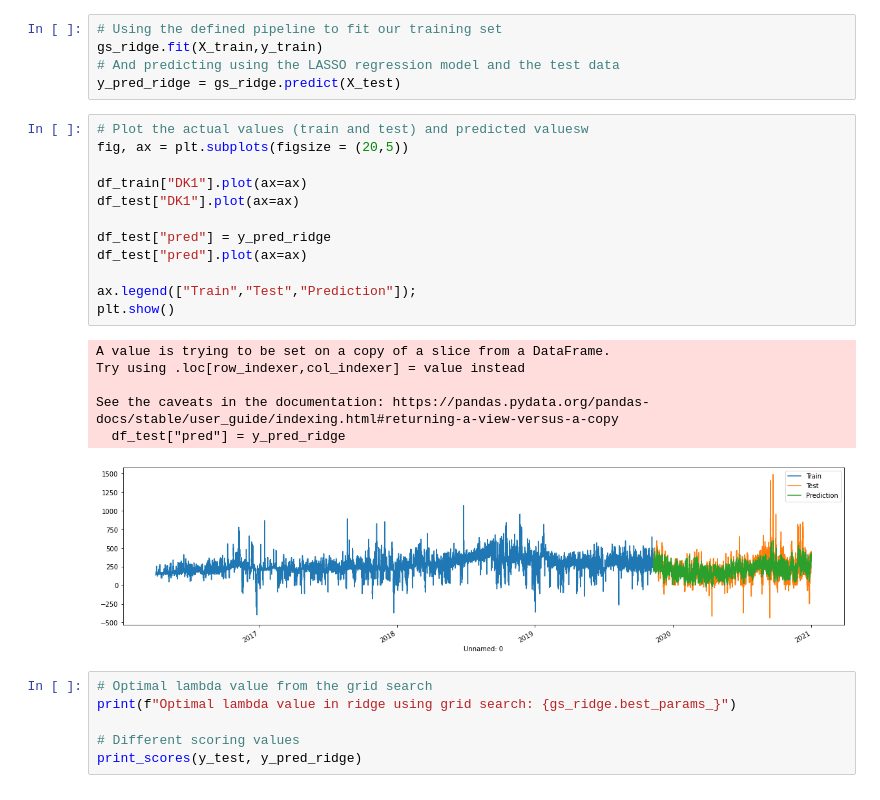
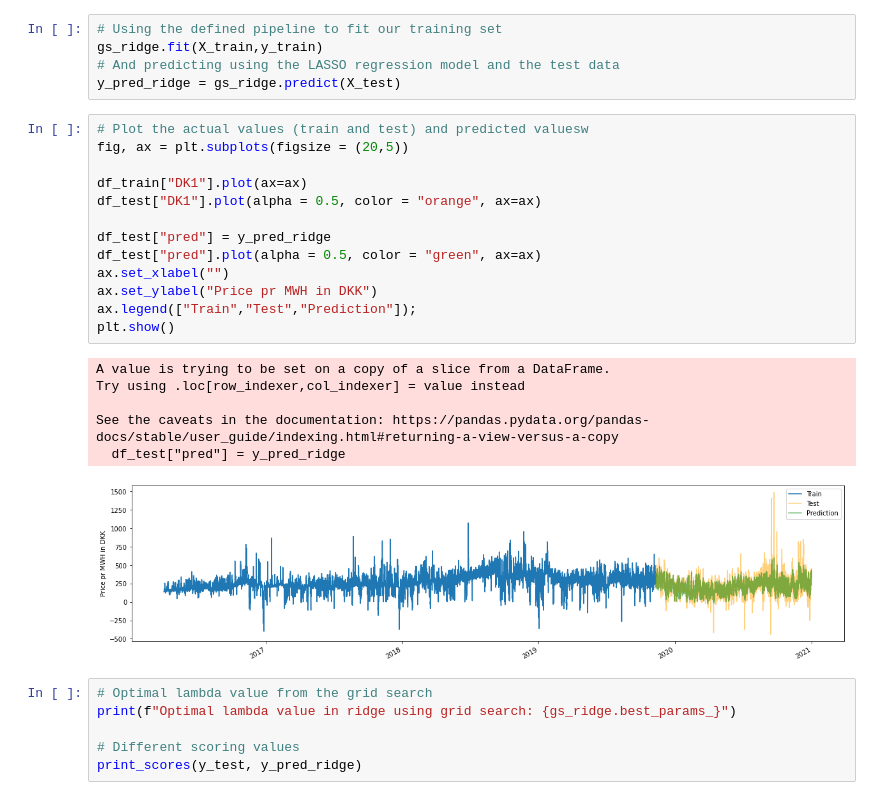
Before and after one commit to sjhpol/ISDS_arbejde, a Jupyter notebook: Exam/RIDGEreg.ipynb, the cells around one changed output. Drawn from its saved outputs; the diff is of its cells as text.

```diff
--- a/Exam/RIDGEreg.ipynb
+++ b/Exam/RIDGEreg.ipynb
@@ -110,22 +112,23 @@ y_pred_ridge = gs_ridge.predict(X_test)
 # %%
 # Plot the actual values (train and test) and predicted valuesw
 fig, ax = plt.subplots(figsize = (20,5))
 
 df_train["DK1"].plot(ax=ax)
-df_test["DK1"].plot(ax=ax)
+df_test["DK1"].plot(alpha = 0.5, color = "orange", ax=ax)
 
 df_test["pred"] = y_pred_ridge
-df_test["pred"].plot(ax=ax)
-
+df_test["pred"].plot(alpha = 0.5, color = "green", ax=ax)
+ax.set_xlabel("")
+ax.set_ylabel("Price pr MWH in DKK")
 ax.legend(["Train","Test","Prediction"]);
 plt.show()
 # %% [output]
 A value is trying to be set on a copy of a slice from a DataFrame.
 Try using .loc[row_indexer,col_indexer] = value instead
 
 See the caveats in the documentation: https://pandas.pydata.org/pandas-docs/stable/user_guide/indexing.html#returning-a-view-versus-a-copy
   df_test["pred"] = y_pred_ridge
-[figure, old version]
+[figure, new version]
 # %%
 # Optimal lambda value from the grid search
 print(f"Optimal lambda value in ridge using grid search: {gs_ridge.best_params_}")
```
Also changed, not shown: parts of 1 cell of this notebook.
